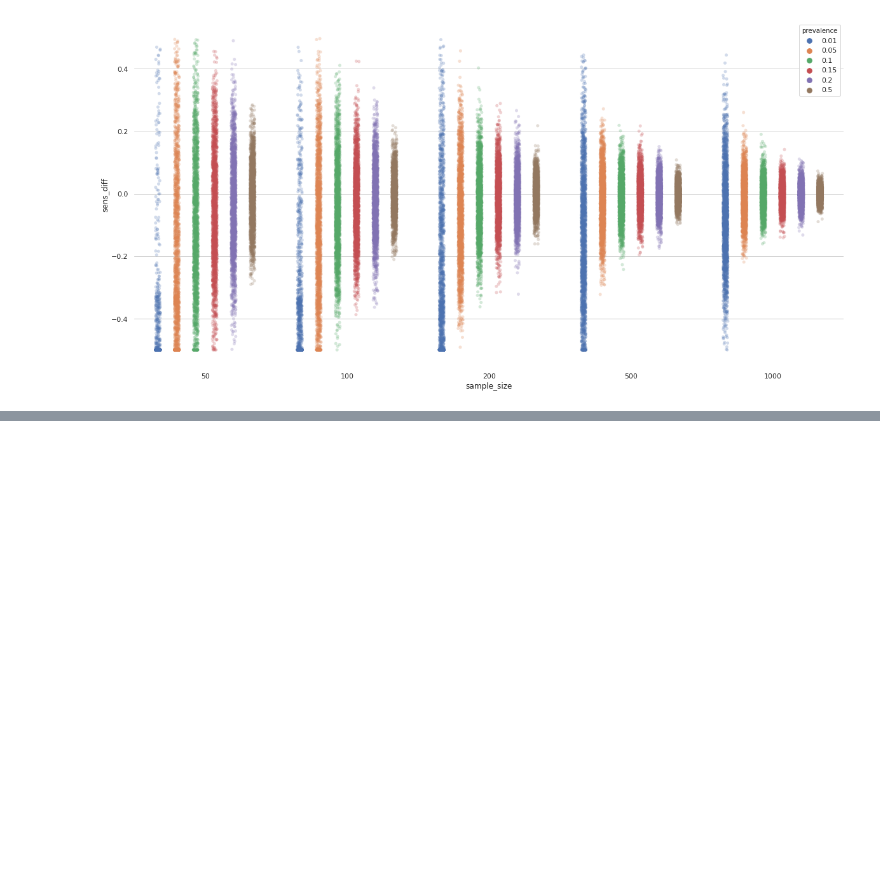
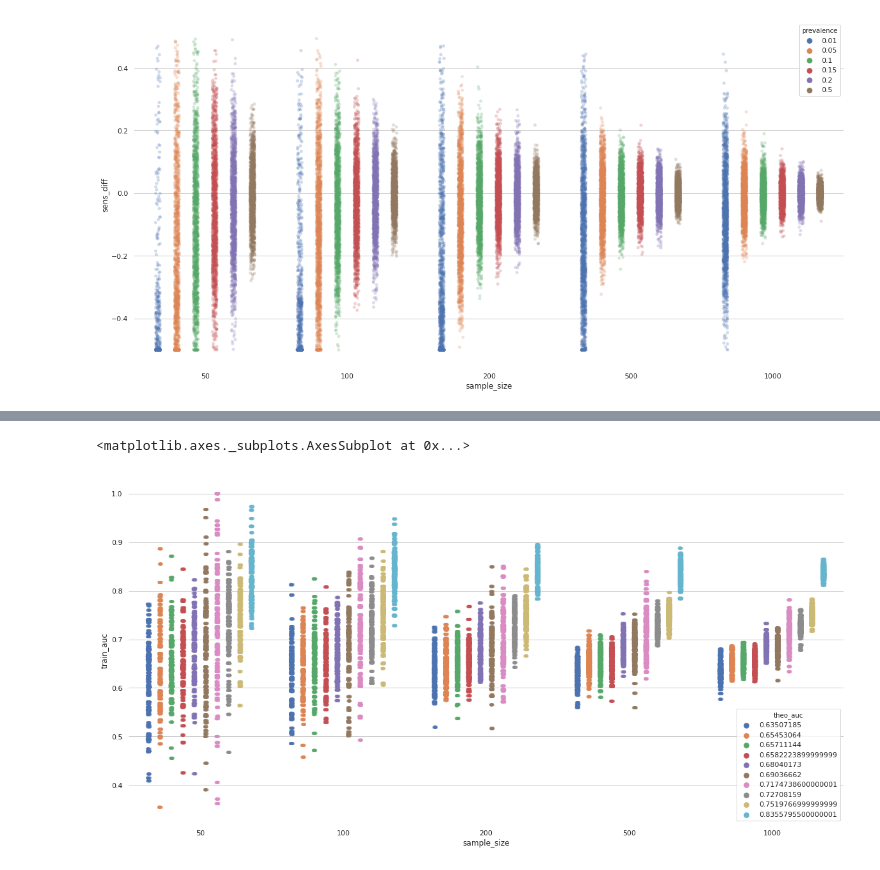
Before and after one commit to NiklasTR/pathomix, a Jupyter notebook: pathomix/MC_simulation/Plot_distributions.ipynb, the cells around one changed output, grey strips where cells are left out. Saved outputs shown, nothing was run; the diff lists cells and outputs as text; code cells hidden in the pictures; blank space fills up the shorter version.

```diff
--- a/pathomix/MC_simulation/Plot_distributions.ipynb
+++ b/pathomix/MC_simulation/Plot_distributions.ipynb
@@ -99,0 +104,21 @@ sns.stripplot(x="sens", y="sens_diff", hue="prevalence",
+# %%
+# reduce number of generators for the sake of visualization
+num_gen_for_plotting = 10
+df_short = df.loc[df['uuid_gen'].isin(df.uuid_gen.unique()[:num_gen_for_plotting])]
+# pick which sensitivity threshold should be used
+# select from sens = [1.0, 0.995, 0.99, 0.98, 0.97, 0.96, 0.95, 0.94, 0.93, 0.92, 0.91, 0.9, 0.85, 0.8, 0.7, 0.5, 0.4, 0.3, 0.2, 0.1, 0.05, 0.01]
+
+#df_short = df_short.loc[df_short['sens_training'].isin([1.0, 0.95, 0.9, 0.8, 0.5, 0.1])]
+df_short = df_short[df_short.prevalence == 0.2]
+sns.set(style="whitegrid")
+# Initialize the figure
+f, ax = plt.subplots(figsize=(20, 10))
+sns.despine(bottom=True, left=True)
+
+# Show each observation with a scatterplot
+sns.stripplot(x="sample_size", y="train_auc", hue="theo_auc",
+              data=df_short, dodge=True, jitter=True,
+              alpha=.25, zorder=1)
+# %% [output]
+<matplotlib.axes._subplots.AxesSubplot at 0x...>
+[figure, added]
```
Also changed, not shown: parts of 2 cells of this notebook.
